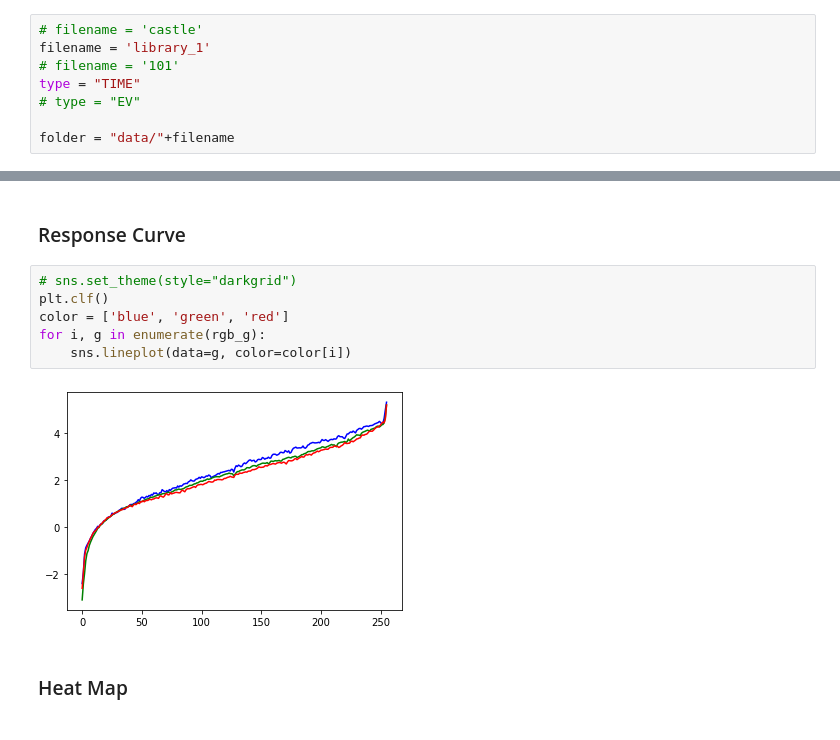
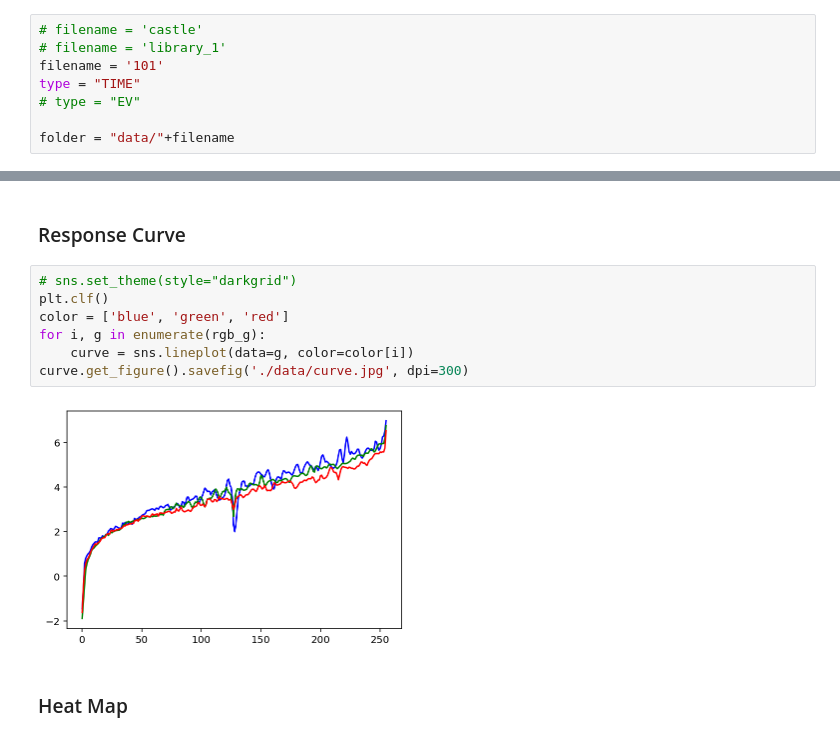
Before and after one commit to csvt32745/VFX_2021_SPRING, a Jupyter notebook: hw1/hw1.ipynb, the cells around one changed output, grey strips where cells are left out. Saved outputs shown, nothing was run; the diff lists cells and outputs as text.

```diff
--- a/hw1/hw1.ipynb
+++ b/hw1/hw1.ipynb
@@ -22,8 +23,8 @@ def show(img):
 ## Read Image
 # %%
 # filename = 'castle'
-filename = 'library_1'
-# filename = '101'
+# filename = 'library_1'
+filename = '101'
 type = "TIME"
 # type = "EV"
 
@@ -147,10 +148,11 @@ Z_mid = 127, P = 7, N = 1275
 # %%
 # sns.set_theme(style="darkgrid")
 plt.clf()
 color = ['blue', 'green', 'red']
 for i, g in enumerate(rgb_g):
-    sns.lineplot(data=g, color=color[i])
+    curve = sns.lineplot(data=g, color=color[i])
+curve.get_figure().savefig('./data/curve.jpg', dpi=300)
 # %% [output]
-[figure, old version]
+[figure, new version]
 # %% [markdown]
 ### Heat Map
```
Also changed, not shown: parts of 11 cells of this notebook.
